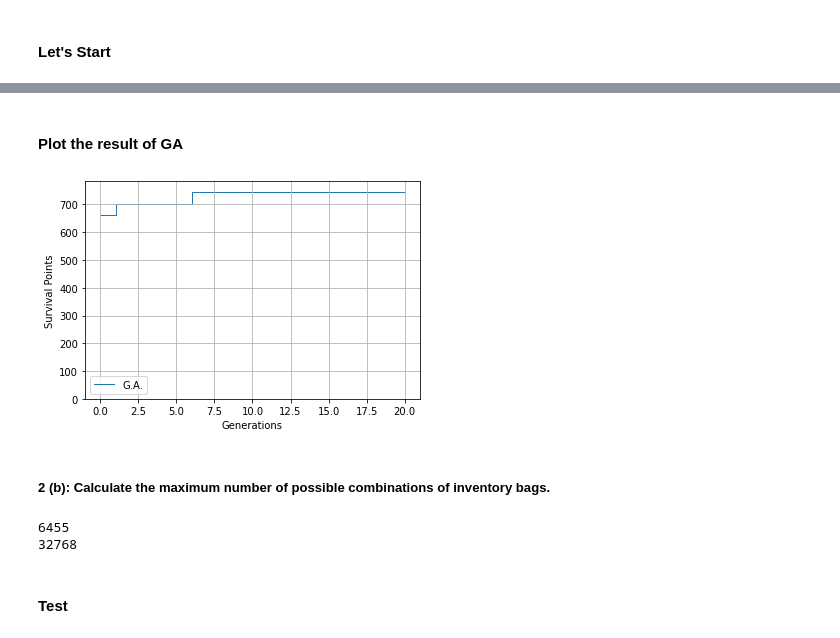
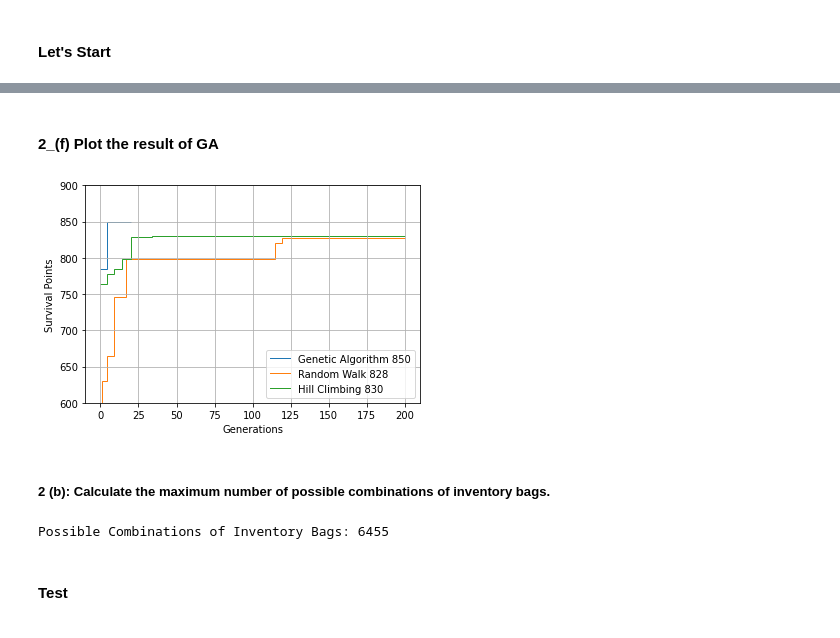
Before and after one commit to stupidpenguin/Computation_of_Data_Science, a Jupyter notebook: Homework_2/2_Knapsack_Problem_via_GA.ipynb, the cells around one changed output, grey strips where cells are left out. Cells and saved outputs as stored; diff of their text form; code cells hidden in the pictures.

Commit message:
Almost done, the part of RW & HC was completed, but the criterion of iterations number (x-axis) of FE plot need check.

```diff
--- a/Homework_2/2_Knapsack_Problem_via_GA.ipynb
+++ b/Homework_2/2_Knapsack_Problem_via_GA.ipynb
@@ -252,7 +276,7 @@ def Get_the_Best_Combination(Given_Matrix):
 # %% [markdown]
 #### Let's Start
 # %%
-best_offspring_in_each_generation = []
+GA = []
 max_SP_over_all_generation = -np.inf
 Population = Generate_Population(Each_Type_One_Element=EACH_TYPE_ONE_ELEMENT)
 
@@ -268,7 +292,7 @@ for iters in range(ITERATIONS):
         best_combination_over_all_generation = best_combination_of_current_generation
         max_SP_over_all_generation = max_SP_of_current_generation
 
-    print(f'   The best combination over all generation is: {best_combination_over_all_generation}'
+    print(f'   The best combination over all generations is: {best_combination_over_all_generation}'
           f'\n    with correspond items: ', end=" ")
 
     for i in range(len(best_combination_over_all_generation)):
@@ -276,9 +300,9 @@ for iters in range(ITERATIONS):
             print(f'{df[i]} +', end=" ")
     print(f'\n    and maximum survival points: {max_SP_over_all_generation}'
             f', total weight: {Weight_Mapping(best_combination_over_all_generation):.1f}')
-    best_offspring_in_each_generation.append(max_SP_over_all_generation)
+    GA.append(max_SP_over_all_generation)
 
-print(best_combination_over_all_generation)
-x = Check_Additional_Survival_Points(best_combination_over_all_generation)
+#print(best_combination_over_all_generation)
+#x = Return_Cobinations_of_Additional_Survival_Points(best_combination_over_all_generation)
 # %% [output]
 ===== Generation: 1 =====
@@ -301,32 +330,51 @@ x = Check_Additional_Survival_Points(best_combination_over_all_generation)
+# %%
+### Hill Climbing
+max = -np.inf
+HC = []
+for i in range(200):
+    Attempt = Generate_Single_Creature(Each_Type_One_Element=EACH_TYPE_ONE_ELEMENT)
+    for j in range(len(Attempt)):
+        Neighborhood_of_Attempt = Attempt
+        # reverse the boolean value of j_th element of weapons list
+        Neighborhood_of_Attempt[j] = not Neighborhood_of_Attempt[j]
+        if (Check_Overweight(Neighborhood_of_Attempt)==0):  # test weather the list is overweight.
+            if max < Survival_Points_Mapping(Neighborhood_of_Attempt):
+                max = Survival_Points_Mapping(Neighborhood_of_Attempt)
+    HC.append(max)
+
+
+
+### Random Walk
+max = -np.inf
+RW = []
+for i in range(200):
+    Attempt = Generate_Single_Creature(Each_Type_One_Element=EACH_TYPE_ONE_ELEMENT)
+    if Check_Overweight(Attempt)==0:
+        if max < Survival_Points_Mapping(Attempt):
+            max = Survival_Points_Mapping(Attempt)
+    RW.append(max)
 # %% [markdown]
-#### Plot the result of GA
+#### 2_(f) Plot the result of GA
 # %%
 import matplotlib.pyplot as plt
-plt.stairs(best_offspring_in_each_generation, label='G.A.', baseline=None)
+plt.stairs(GA, label=f'Genetic Algorithm {GA[-1]}', baseline=None)
+plt.stairs(RW, label=f'Random Walk {RW[-1]}', baseline=None)
+plt.stairs(HC, label=f'Hill Climbing {HC[-1]}', baseline=None)
 
 plt.xlabel('Generations')
 plt.ylabel('Survival Points')
+plt.ylim([600,900])
 
 plt.grid()
 
-plt.legend(loc=0)
+plt.legend(loc=4)
 
 plt.show()
 # %% [output]
-[figure, old version]
+[figure, new version]
 # %% [markdown]
 ##### 2 (b): Calculate the maximum number of possible combinations of inventory bags.
 # %%
-def Check_Inventory_Requirement(Given_Array):
-    Copy_with_padding = np.pad(Given_Array,
-                               (0, 15-len(Given_Array)),
-                               'constant',
-                               constant_values=0)
-    if((sum(Copy_with_padding[0:3])>0) & (sum(Copy_with_padding[3:6])>0) & (sum(Copy_with_padding[12:15])>0)):
-        return 1
-    else:
-        return 0
-
 A = []
 count = 0
 DEPTH = 15
@@ -335,14 +383,18 @@ def Binary_Tree(A, count):
 
     # Left_Child
     B = np.append(A,[0])
-    if((Check_Inventory_Requirement(B)==1)&(Check_Overweight(B)==0)&(len(B)==DEPTH)):
+    if((Check_Inventory_Requirement(B)==1)
+            &(Check_Overweight(B)==0)
+            &(len(B)==DEPTH)):
         count += 1
     if(len(B)<DEPTH):
         count = Binary_Tree(B, count)
 
     # Right_Child
     B = np.append(A,[1])
-    if((Check_Inventory_Requirement(B)==1)&(Check_Overweight(B)==0)&(len(B)==DEPTH)):
+    if((Check_Inventory_Requirement(B)==1)
+            &(Check_Overweight(B)==0)
+            &(len(B)==DEPTH)):
         count += 1
     if(len(B)<DEPTH):
         count = Binary_Tree(B, count)
@@ -350,10 +402,9 @@ def Binary_Tree(A, count):
     return count
 
 x= Binary_Tree(A, count)
-print(x)
+print(f'Possible Combinations of Inventory Bags: {x}')
 # %% [output]
-6455
-32768
+Possible Combinations of Inventory Bags: 6455
 # %% [markdown]
 #### Test
 # %%
```
Also changed, not shown: parts of 4 cells of this notebook.
